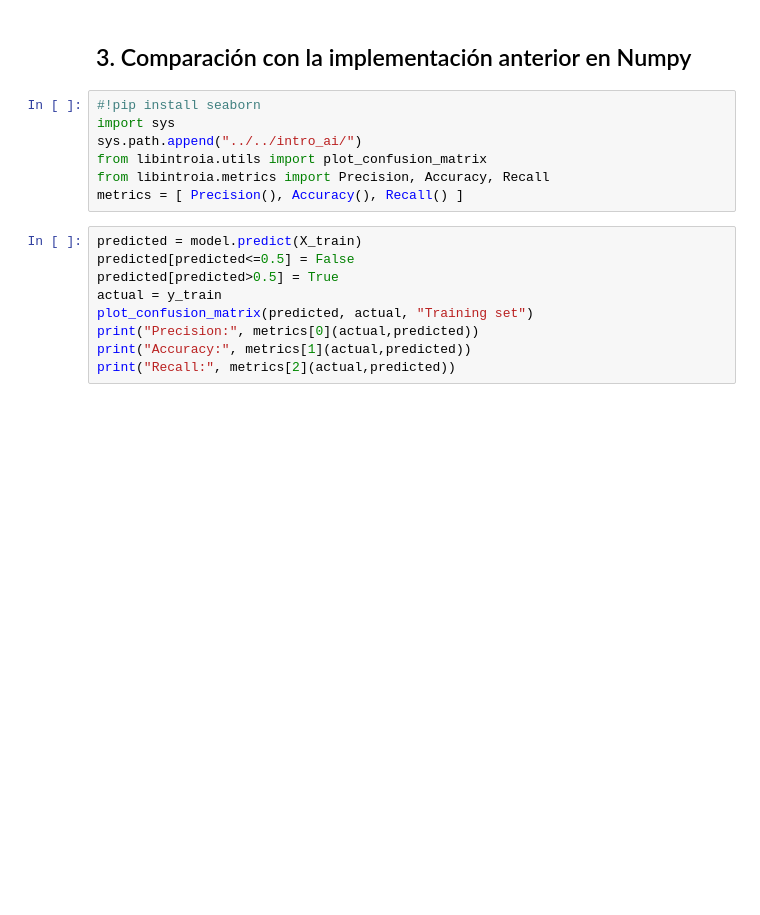
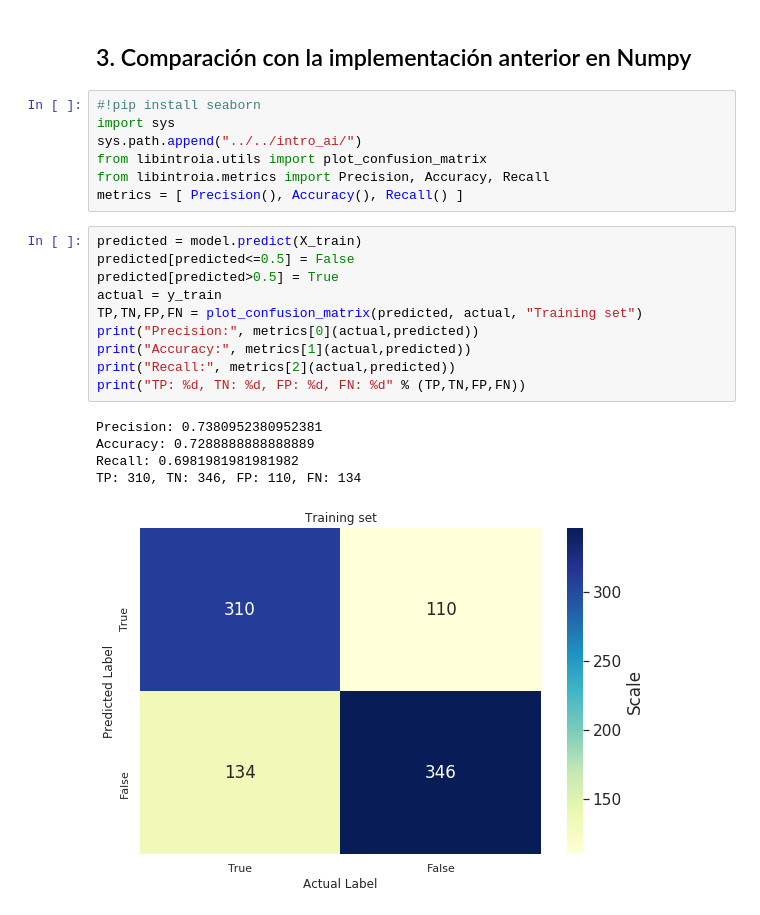
Before and after one commit to nhorro/ceai2020, a Jupyter notebook: deep_learning/clase_3/EjercicioKeras.ipynb, the cells around one changed output. Cells and saved outputs as stored; diff of their text form; blank space fills up the shorter version.

```diff
--- a/deep_learning/clase_3/EjercicioKeras.ipynb
+++ b/deep_learning/clase_3/EjercicioKeras.ipynb
@@ -96,12 +98,19 @@ metrics = [ Precision(), Accuracy(), Recall() ]
 # %%
 predicted = model.predict(X_train)
 predicted[predicted<=0.5] = False
 predicted[predicted>0.5] = True
 actual = y_train
-plot_confusion_matrix(predicted, actual, "Training set")
+TP,TN,FP,FN = plot_confusion_matrix(predicted, actual, "Training set")
 print("Precision:", metrics[0](actual,predicted))
 print("Accuracy:", metrics[1](actual,predicted))
 print("Recall:", metrics[2](actual,predicted))
+print("TP: %d, TN: %d, FP: %d, FN: %d" % (TP,TN,FP,FN))
+# %% [output]
+Precision: 0.7380952380952381
+Accuracy: 0.7288888888888889
+Recall: 0.6981981981981982
+TP: 310, TN: 346, FP: 110, FN: 134
+[figure, added]
 # %%
 predicted = model.predict(X_test)
 predicted[predicted<=0.5] = False
```
Also changed, not shown: parts of 4 cells of this notebook, 4 other files.
